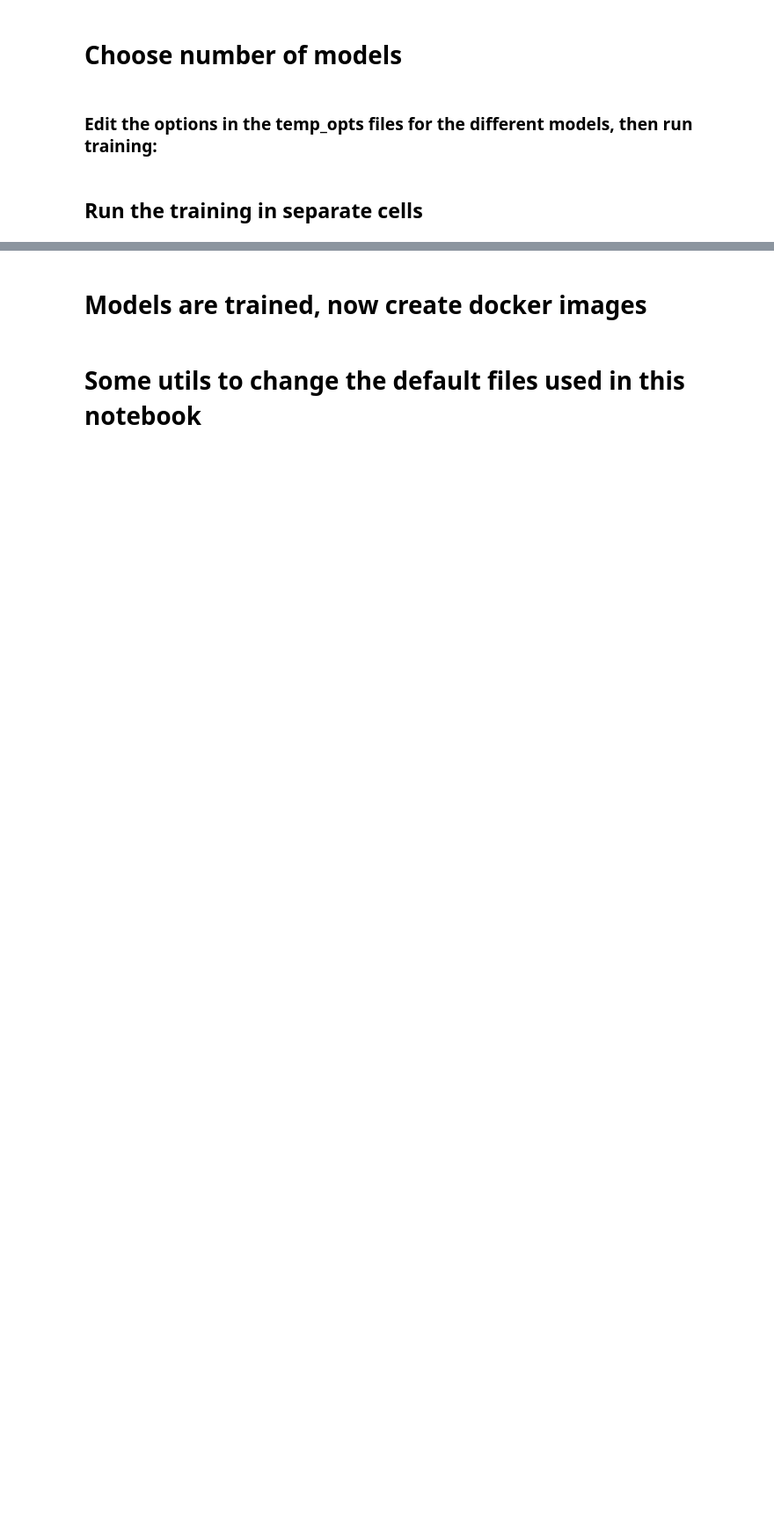
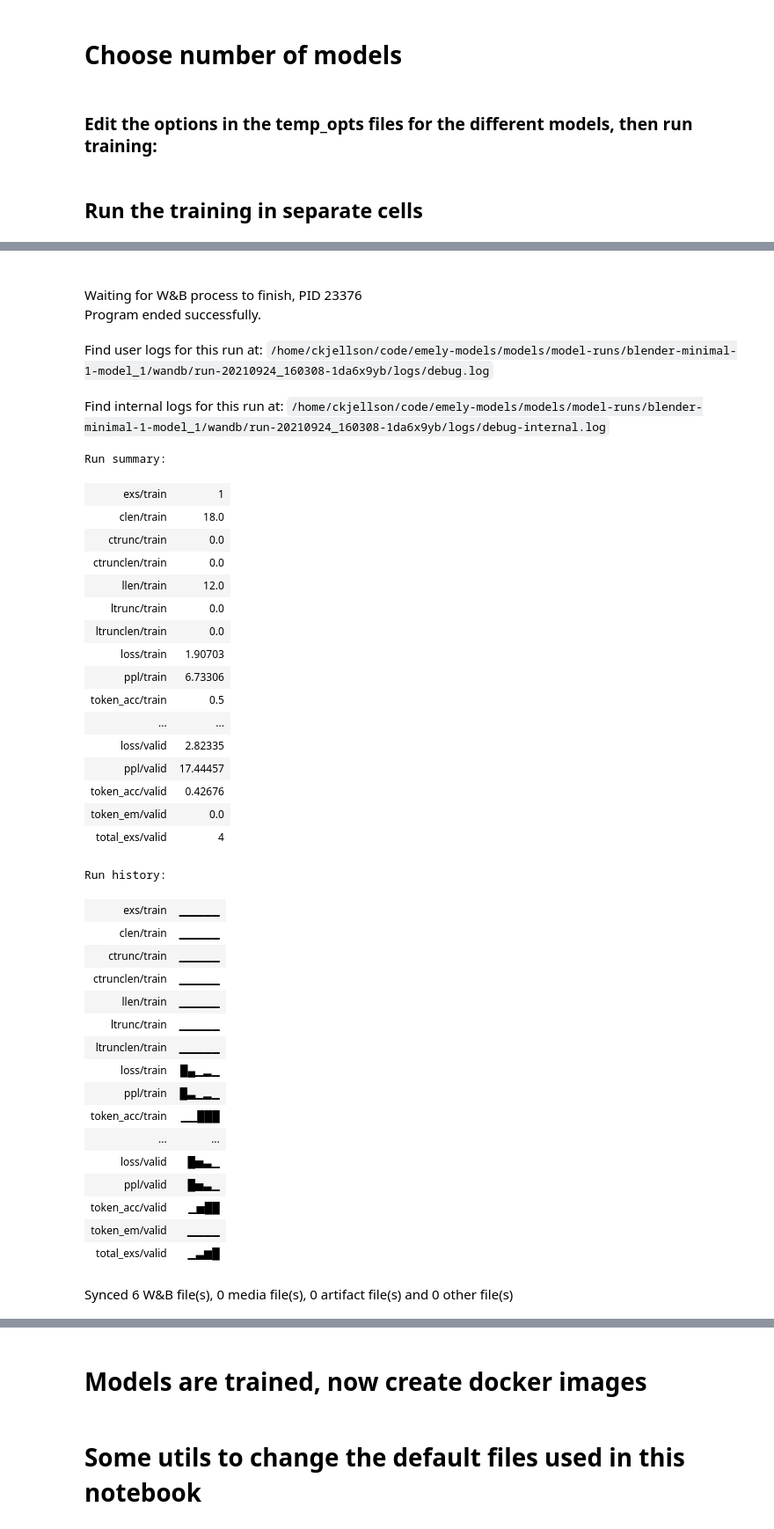
Before and after one commit to helsingborg-stad/emely-models, a Jupyter notebook: src/train/pipeline.ipynb, the cells around one changed output, grey strips where cells are left out. Shown at 88% size. Cells and saved outputs as stored; diff of their text form; code cells hidden in the pictures; blank space fills up the shorter version.

```diff
--- a/src/train/pipeline.ipynb
+++ b/src/train/pipeline.ipynb
@@ -57,7 +58,7 @@ Run data is saved locally in /home/ckjellson/code/emely-models/src/train/wandb/r
 # %% [markdown]
 # Choose number of models
 # %%
-n_models = 3
+n_models = 1
 
 with open("temp_opts/run_blender_opts.json","r") as file:
     run_blender_opts = json.load(file)
@@ -77,21 +78,29 @@ def run_training(model_id):
 
     # Set name for file and model run on wandb
     if run_blender_opts["mutators"] is not None:
-        name = f'blender-{run_blender_opts["tasks"]}-{run_blender_opts["weights"]}-{run_blender_opts["mutators"]}-model_{model_id}'
+        name = f'blender-{run_blender_opts["task"]}-{run_blender_opts["multitask_weights"]}-{run_blender_opts["mutators"]}-model_{model_id}'
 
     else:
-        name = f'blender-{run_blender_opts["tasks"]}-{run_blender_opts["weights"]}-model_{model_id}'
+        name = f'blender-{run_blender_opts["task"]}-{run_blender_opts["multitask_weights"]}-model_{model_id}'
 
     #%env WANDB_NAME=$name
     mf = Path.cwd().parents[1].joinpath(f'models/model-runs/{name}/model')
 
     # Finalize training opts
     run_blender_opts["model_file"] = mf.as_posix()
+    run_blender_opts["wandb_name"] = name
     run_blender_opts.update(default_blender_opts)
+
+    if run_blender_opts["mutators"] is None:
+        del run_blender_opts["mutators"]
 
     TrainModel.main(**run_blender_opts)
 
     with open(f"models/model-runs/{name}/run_opts.json","w") as file:
         json.dump(run_blender_opts, file, sort_keys=False, indent=4)
+
+    return name
+
+model_names = []
 # %% [markdown]
 ## Run the training in separate cells
@@ -103,0 +107,3 @@ run_training(3)
+# %%
+model_names.append(run_training(1))
+# %% [output]
@@ -103,0 +128,39 @@ run_training(3)
+Waiting for W&B process to finish, PID 23376
+Program ended successfully.
+Find user logs for this run at: /home/ckjellson/code/emely-models/models/model-runs/blender-minimal-1-model_1/wandb/run-20210924_160308-1da6x9yb/logs/debug.log
+Find internal logs for this run at: /home/ckjellson/code/emely-models/models/model-runs/blender-minimal-1-model_1/wandb/run-20210924_160308-1da6x9yb/logs/debug-internal.log
+Run summary:
+| exs/train | 1 |
+| clen/train | 18.0 |
+| ctrunc/train | 0.0 |
+| ctrunclen/train | 0.0 |
+| llen/train | 12.0 |
+| ltrunc/train | 0.0 |
+| ltrunclen/train | 0.0 |
+| loss/train | 1.90703 |
+| ppl/train | 6.73306 |
+| token_acc/train | 0.5 |
+| ... | ... |
+| loss/valid | 2.82335 |
+| ppl/valid | 17.44457 |
+| token_acc/valid | 0.42676 |
+| token_em/valid | 0.0 |
+| total_exs/valid | 4 |
+Run history:
+| exs/train | ▁▁▁▁▁ |
+| clen/train | ▁▁▁▁▁ |
+| ctrunc/train | ▁▁▁▁▁ |
+| ctrunclen/train | ▁▁▁▁▁ |
+| llen/train | ▁▁▁▁▁ |
+| ltrunc/train | ▁▁▁▁▁ |
+| ltrunclen/train | ▁▁▁▁▁ |
+| loss/train | █▄▁▂▁ |
+| ppl/train | █▃▁▂▁ |
+| token_acc/train | ▁▁███ |
+| ... | ... |
+| loss/valid | █▅▃▁ |
+| ppl/valid | █▅▃▁ |
+| token_acc/valid | ▁▅██ |
+| token_em/valid | ▁▁▁▁ |
+| total_exs/valid | ▁▃▆█ |
+Synced 6 W&B file(s), 0 media file(s), 0 artifact file(s) and 0 other file(s)
```
Also changed, not shown: parts of 8 cells of this notebook, 12 other files.
